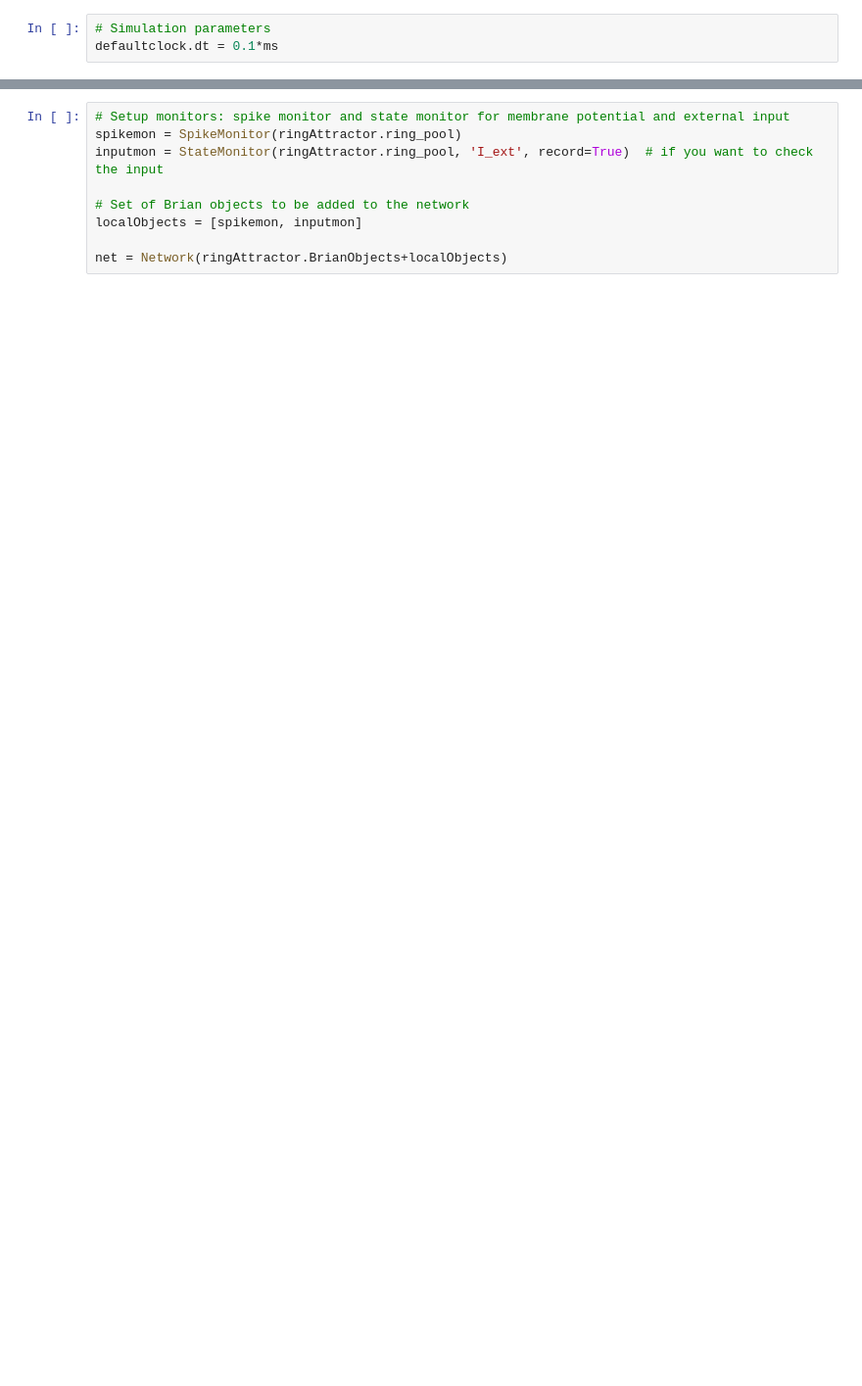
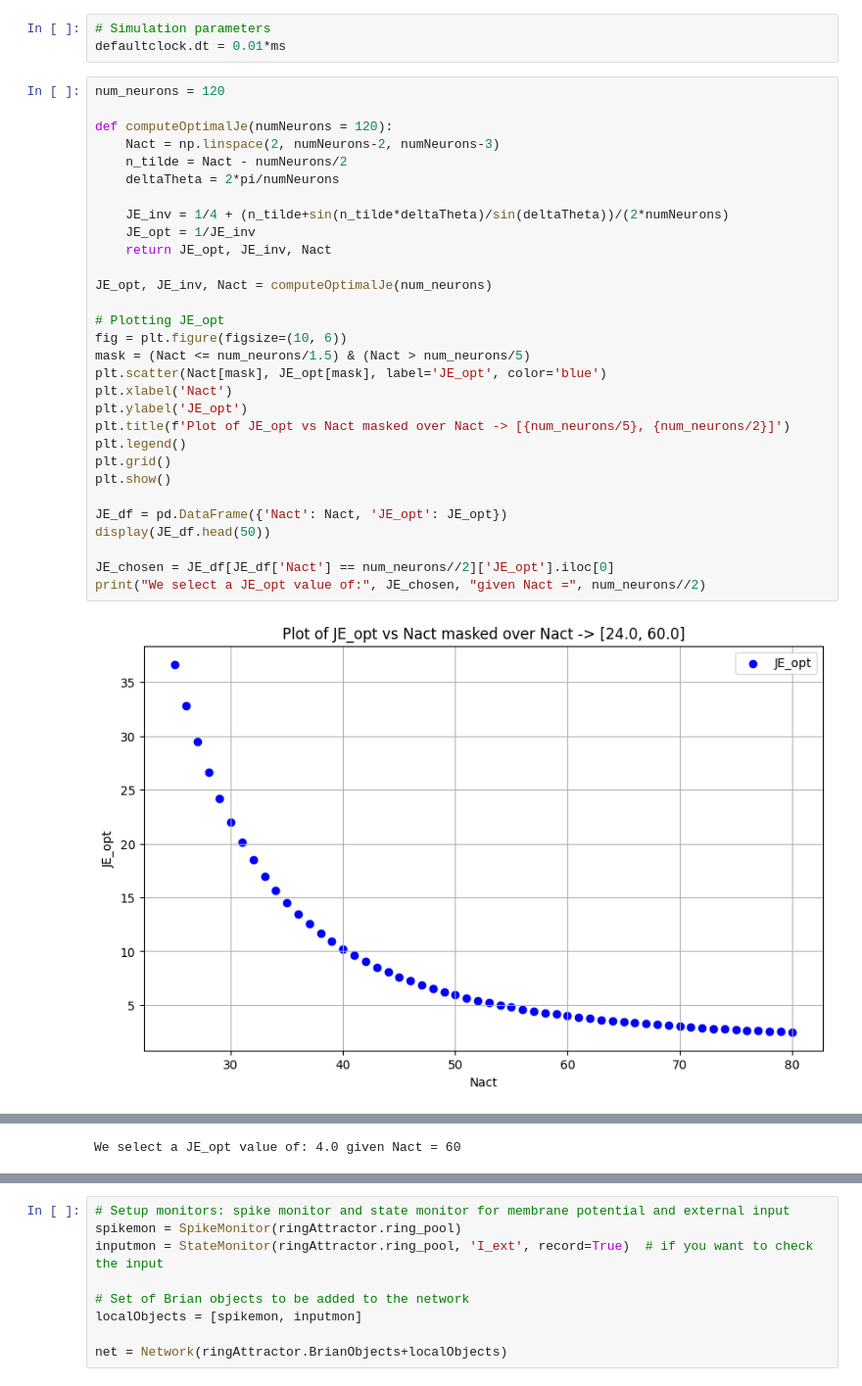
Before and after one commit to BernardMaacaron/JointAttractorNets, a Jupyter notebook: velocityTesting.ipynb, the cells around one changed output, grey strips where cells are left out. Shown at 98% size. Drawn from its saved outputs; the diff is of its cells as text; blank space fills up the shorter version.

```diff
--- a/velocityTesting.ipynb
+++ b/velocityTesting.ipynb
@@ -21,4 +22,36 @@ runFullSim = True
 # matplotlib.use('TkAgg')
 # %%
 # Simulation parameters
-defaultclock.dt = 0.1*ms
+defaultclock.dt = 0.01*ms
+# %%
+num_neurons = 120
+
+def computeOptimalJe(numNeurons = 120):
+    Nact = np.linspace(2, numNeurons-2, numNeurons-3)
+    n_tilde = Nact - numNeurons/2
+    deltaTheta = 2*pi/numNeurons
+
+    JE_inv = 1/4 + (n_tilde+sin(n_tilde*deltaTheta)/sin(deltaTheta))/(2*numNeurons)
+    JE_opt = 1/JE_inv
+    return JE_opt, JE_inv, Nact
+
+JE_opt, JE_inv, Nact = computeOptimalJe(num_neurons)
+
+# Plotting JE_opt
+fig = plt.figure(figsize=(10, 6))
+mask = (Nact <= num_neurons/1.5) & (Nact > num_neurons/5)
+plt.scatter(Nact[mask], JE_opt[mask], label='JE_opt', color='blue')
+plt.xlabel('Nact')
+plt.ylabel('JE_opt')
+plt.title(f'Plot of JE_opt vs Nact masked over Nact -> [{num_neurons/5}, {num_neurons/2}]')
+plt.legend()
+plt.grid()
+plt.show()
+
+JE_df = pd.DataFrame({'Nact': Nact, 'JE_opt': JE_opt})
+display(JE_df.head(50))
+
+JE_chosen = JE_df[JE_df['Nact'] == num_neurons//2]['JE_opt'].iloc[0]
+print("We select a JE_opt value of:", JE_chosen, "given Nact =", num_neurons//2)
+# %% [output]
+[figure, added]
@@ -25,2 +75,3 @@ defaultclock.dt = 0.1*ms
+We select a JE_opt value of: 4.0 given Nact = 60
 # %%
 # Setting network parameters
```
Also changed, not shown: parts of 7 cells of this notebook, 7 other files.
